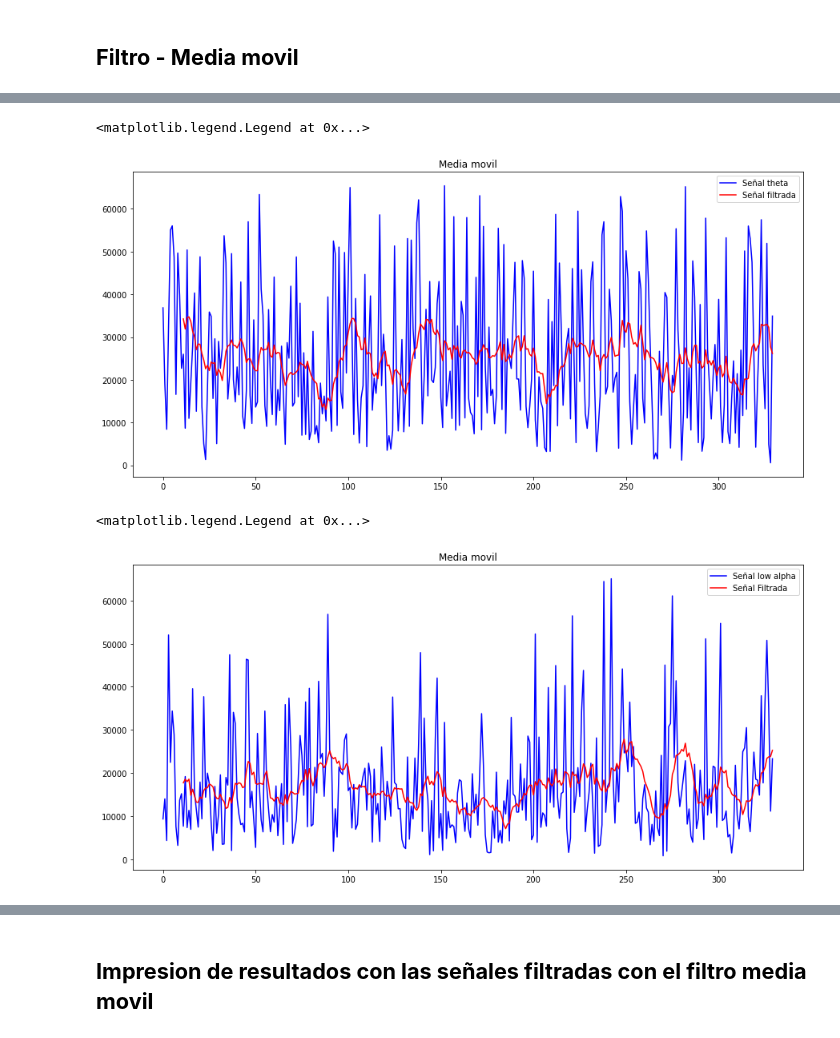
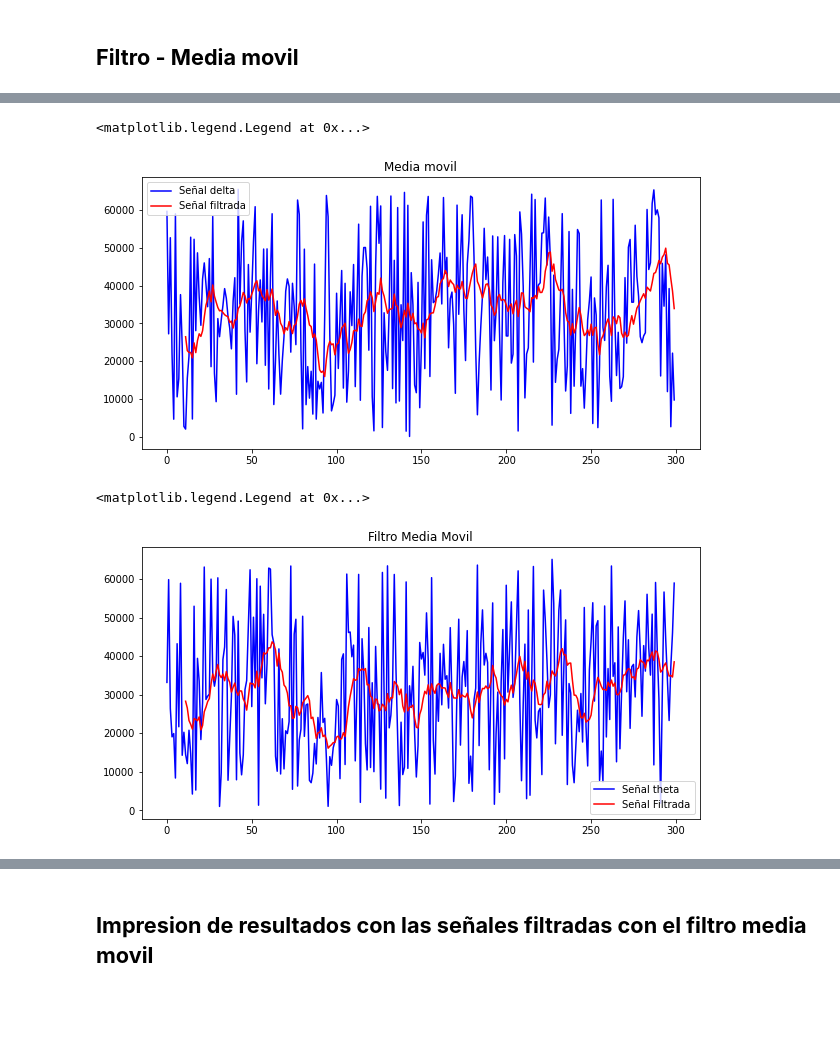
Before and after one commit to KevinEnriquez96/Proyecto-de-titulacion, a Jupyter notebook: filtrosSeñalesEEG.ipynb, the cells around one changed output, grey strips where cells are left out. Saved outputs shown, nothing was run; the diff lists cells and outputs as text; code cells hidden in the pictures; blank space fills up the shorter version.

```diff
--- a/filtrosSeñalesEEG.ipynb
+++ b/filtrosSeñalesEEG.ipynb
@@ -11,7 +11,7 @@ from sklearn.preprocessing import MinMaxScaler
 # %% [markdown]
 ## **Señales EEG sin filtrar**
 # %%
-df=pd.read_csv('Sujeto10.csv')
+df=pd.read_csv('datos.csv')
 
 df.head(100)
 # %% [output]
@@ -46,21 +46,25 @@ plt.legend(loc='best')
 ## **Análisis de datos**
 # %%
 signal1=df['atencion']
-signal2=df['theta ']
-signal3=df['low alp']
-signal4=df['high alp ']
-signal5=df['low gamm']
-signal6=df['min gamm ']
-#df1=df.drop(['TIME','EMG2','EMG3'],axis=1)
-#df2=df.drop(['TIME','EMG1','EMG3'],axis=1)
-#df3=df.drop(['TIME','EMG1','EMG2'],axis=1)
+signal2=df['delta']
+signal3=df['theta ']
+signal4=df['low alp']
+signal5=df['high alp ']
+signal6=df['low bet']
+signal7=df['high bet']
+signal8=df['low gamm']
+signal9=df['min gamm ']
 
-df1=df.drop(['theta ','low alp','high alp '],axis=1)
-df2=df.drop(['atencion','low alp','high alp '],axis=1)
-df3=df.drop(['atencion','theta ','high alp '],axis=1)
-df4=df.drop(['atencion','theta ','low alp'],axis=1)
-df5=df.drop(['atencion','theta ','high alp ','min gamm '],axis=1)
-df6=df.drop(['atencion','theta ','low alp','low gamm'],axis=1)
+
+df1=df.drop(['delta','theta ','low alp','high alp ','low bet','high bet','low gamm','min gamm '],axis=1)
+df2=df.drop(['atencion','theta ','low alp','high alp ','low bet','high bet','low gamm','min gamm '],axis=1)
+df3=df.drop(['atencion','delta','low alp','high alp ','low bet','high bet','low gamm','min gamm ' ],axis=1)
+df4=df.drop(['atencion','delta','theta ','high alp ','low bet','high bet','low gamm','min gamm '],axis=1)
+df5=df.drop(['atencion','delta','theta ','low alp','low bet','high bet','low gamm','min gamm ' ],axis=1)
+df6=df.drop(['atencion','delta','theta ','low alp','high alp ','high bet','low gamm','min gamm ' ],axis=1)
+df7=df.drop(['atencion','delta','theta ','low alp','high alp ','low bet','low gamm','min gamm '],axis=1)
+df8=df.drop(['atencion','delta','theta ','low alp','high alp ','low bet','high bet','min gamm '],axis=1)
+df9=df.drop(['atencion','delta','theta ','low alp','high alp ','low bet','high bet','low gamm'],axis=1)
 # %%
 df[:500].describe()
 # %% [output]
@@ -109,17 +123,17 @@ plt.legend(loc='best')
 # %%
-signal2[:500].plot(figsize=(15,7),label='Señal theta',color='blue')
+signal2[:500].plot(figsize=(10,5),label='Señal delta',color='blue')
 moving_avg2[:500].plot(label='Señal filtrada',color='red')
 plt.title('Media movil')
 plt.legend(loc='best')
 # %% [output]
 <matplotlib.legend.Legend at 0x...>
-[figure, old version]
+[figure, new version]
 # %%
-signal3[:500].plot(figsize=(15,7),label='Señal low alpha',color='blue')
+signal3[:500].plot(figsize=(10,5),label='Señal theta',color='blue')
 moving_avg3[:500].plot(label='Señal Filtrada',color='red')
-plt.title('Media movil')
+plt.title('Filtro Media Movil')
 plt.legend(loc='best')
 # %% [output]
 <matplotlib.legend.Legend at 0x...>
-[figure, old version]
+[figure, new version]
 # %%
```
Also changed, not shown: parts of 36 cells of this notebook.
